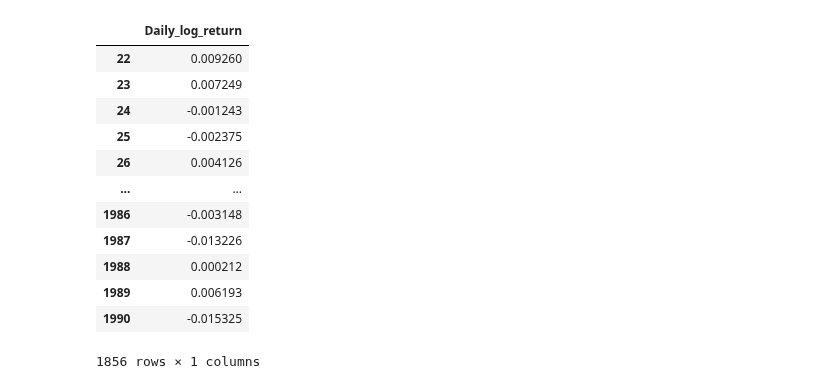
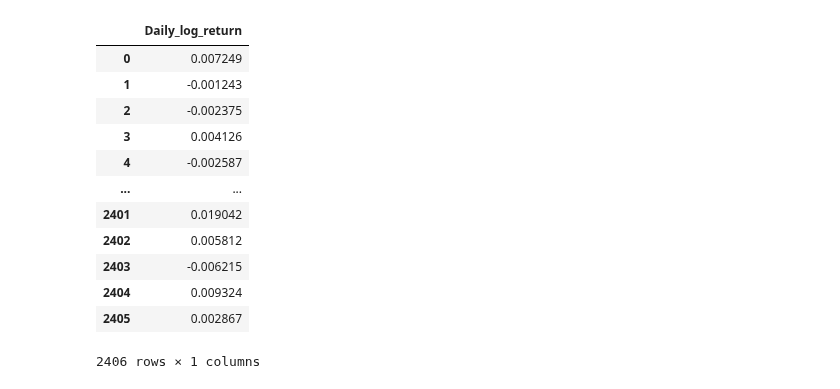
Before and after one commit to eddie8615/cs_project, a Jupyter notebook: garch_model_selection.ipynb, the cells around one changed output. Cells and saved outputs as stored; diff of their text form; code cells hidden in the pictures.

```diff
--- a/garch_model_selection.ipynb
+++ b/garch_model_selection.ipynb
@@ -41,23 +47,0 @@ plt.show()
-# %%
-logreturns = data_cleaned[['Daily_log_return']]
-logreturns = logreturns.dropna()
-testSize = int(len(logreturns)*0.8)
-
-trainReturn = logreturns[:testSize]
-testReturn = logreturns[testSize:]
-
-trainReturn
-# %% [output]
-|  | Daily_log_return |
-| 22 | 0.009260 |
-| 23 | 0.007249 |
-| 24 | -0.001243 |
-| 25 | -0.002375 |
-| 26 | 0.004126 |
-| ... | ... |
-| 1986 | -0.003148 |
-| 1987 | -0.013226 |
-| 1988 | 0.000212 |
-| 1989 | 0.006193 |
-| 1990 | -0.015325 |
-1856 rows × 1 columns
@@ -64 +94,18 @@ trainReturn
+# %%
+logreturn = data[['Daily_log_return']]
+logreturn
+# %% [output]
+|  | Daily_log_return |
+| 0 | 0.007249 |
+| 1 | -0.001243 |
+| 2 | -0.002375 |
+| 3 | 0.004126 |
+| 4 | -0.002587 |
+| ... | ... |
+| 2401 | 0.019042 |
+| 2402 | 0.005812 |
+| 2403 | -0.006215 |
+| 2404 | 0.009324 |
+| 2405 | 0.002867 |
+2406 rows × 1 columns
 # %%
```
Also changed, not shown: parts of 36 cells of this notebook, 2 other files.
